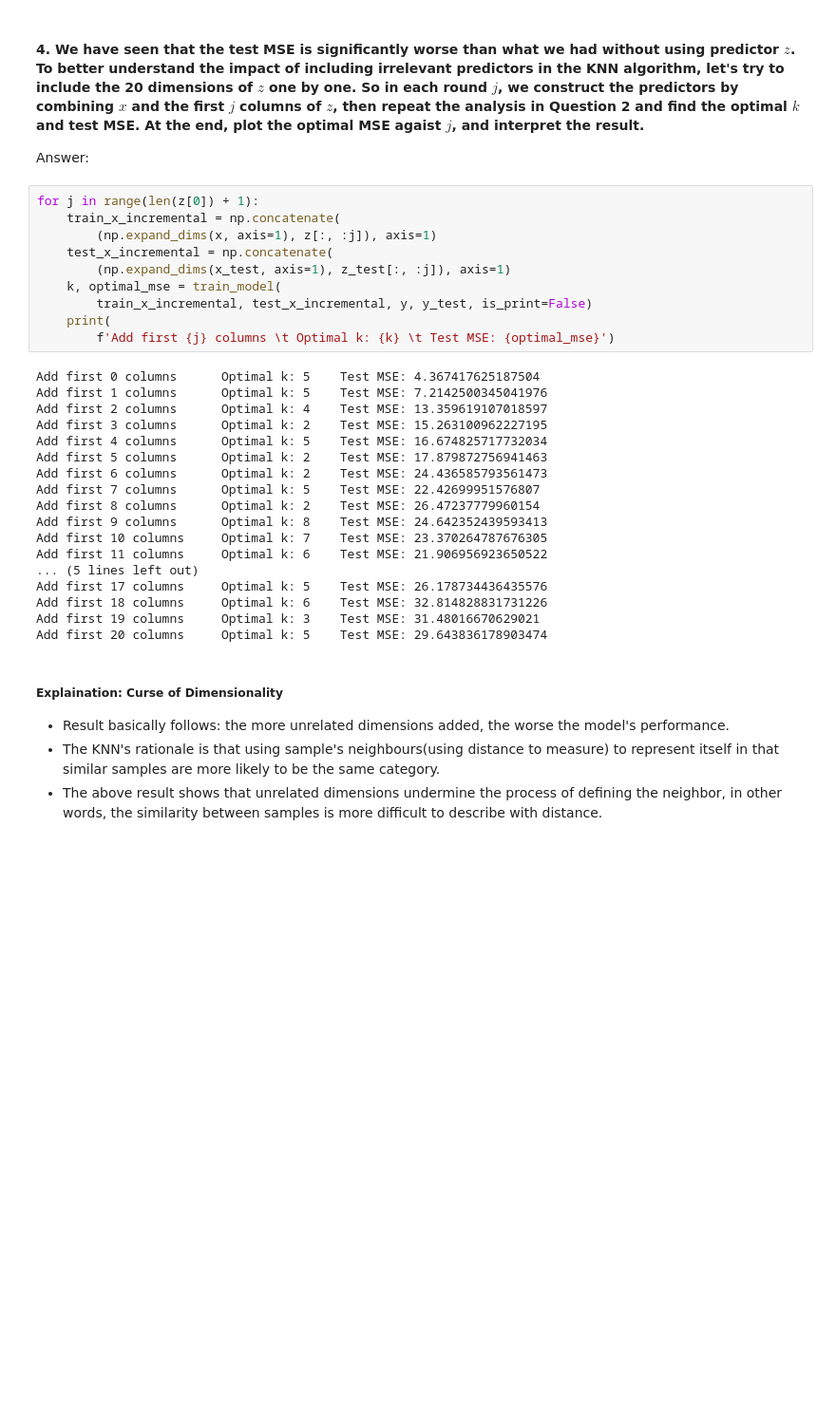
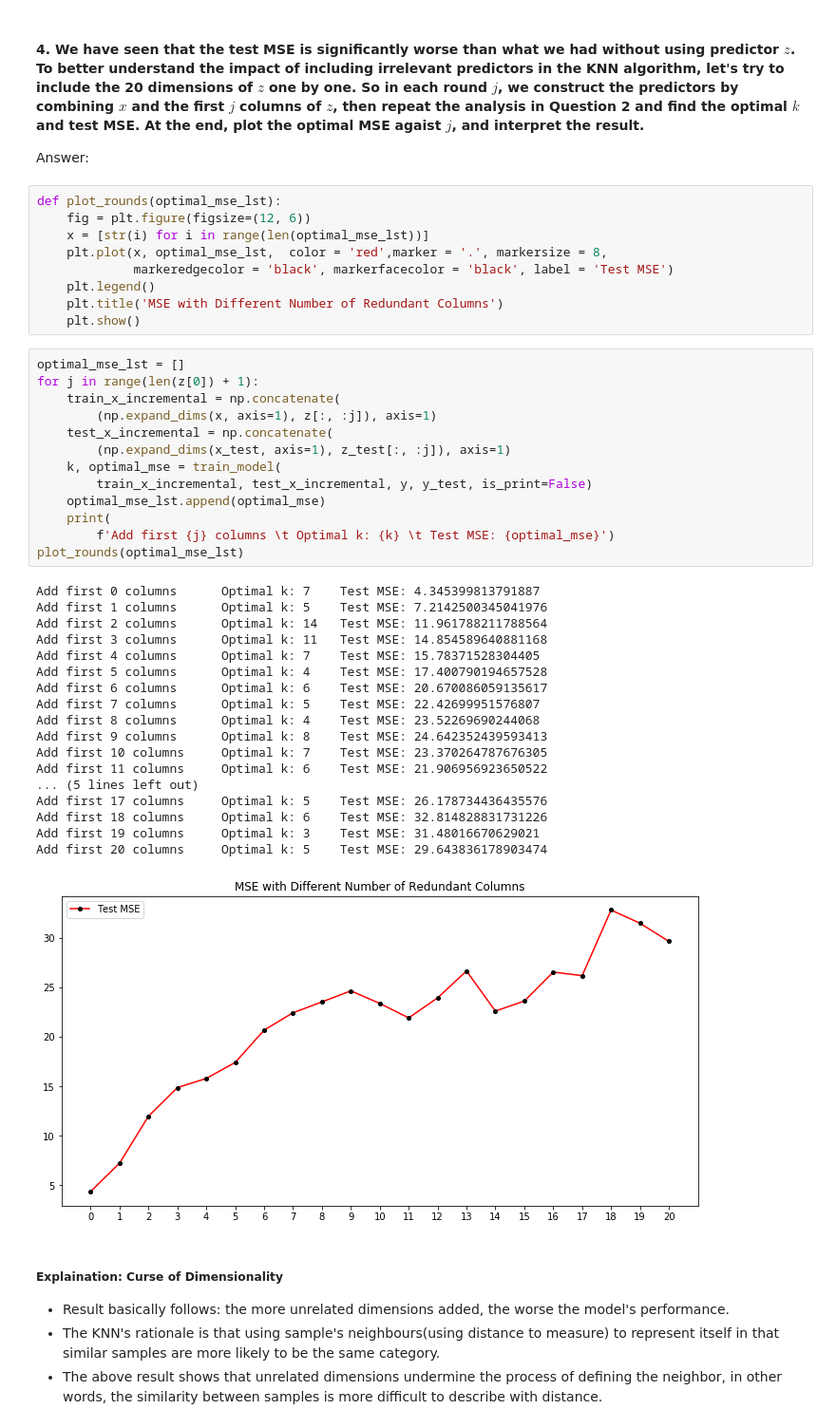
Before and after one commit to VincentGaoHJ/Course-DBA5106, a Jupyter notebook: assignment/IndividualAssignment1/A0218869J--HaojunGao.ipynb, the cells around one changed output. Shown: that part at 95% size. Drawn from its saved outputs; the diff is of its cells as text; blank space fills up the shorter version.

```diff
--- a/assignment/IndividualAssignment1/A0218869J--HaojunGao.ipynb
+++ b/assignment/IndividualAssignment1/A0218869J--HaojunGao.ipynb
@@ -234,34 +278,47 @@ Test MSE: 4.367417625187504
 #### 4.	We have seen that the test MSE is significantly worse than what we had without using predictor $z$. To better understand the impact of including irrelevant predictors in the KNN algorithm, let's try to include the 20 dimensions of $z$ one by one. So in each round $j$, we construct the predictors by combining $x$ and the first $j$ columns of $z$, then repeat the analysis in Question 2 and find the optimal $k$ and test MSE. At the end, plot the optimal MSE agaist $j$, and interpret the result.
 
 Answer:
+# %%
+def plot_rounds(optimal_mse_lst):
+    fig = plt.figure(figsize=(12, 6))
+    x = [str(i) for i in range(len(optimal_mse_lst))]
+    plt.plot(x, optimal_mse_lst,  color = 'red',marker = '.', markersize = 8,
+             markeredgecolor = 'black', markerfacecolor = 'black', label = 'Test MSE')
+    plt.legend()
+    plt.title('MSE with Different Number of Redundant Columns')
+    plt.show()
 # %%
+optimal_mse_lst = []
 for j in range(len(z[0]) + 1):
     train_x_incremental = np.concatenate(
         (np.expand_dims(x, axis=1), z[:, :j]), axis=1)
     test_x_incremental = np.concatenate(
         (np.expand_dims(x_test, axis=1), z_test[:, :j]), axis=1)
     k, optimal_mse = train_model(
         train_x_incremental, test_x_incremental, y, y_test, is_print=False)
+    optimal_mse_lst.append(optimal_mse)
     print(
         f'Add first {j} columns \t Optimal k: {k} \t Test MSE: {optimal_mse}')
+plot_rounds(optimal_mse_lst)
 # %% [output]
-Add first 0 columns      Optimal k: 5    Test MSE: 4.367417625187504
+Add first 0 columns      Optimal k: 7    Test MSE: 4.345399813791887
 Add first 1 columns      Optimal k: 5    Test MSE: 7.2142500345041976
-Add first 2 columns      Optimal k: 4    Test MSE: 13.359619107018597
-Add first 3 columns      Optimal k: 2    Test MSE: 15.263100962227195
-Add first 4 columns      Optimal k: 5    Test MSE: 16.674825717732034
-Add first 5 columns      Optimal k: 2    Test MSE: 17.879872756941463
-Add first 6 columns      Optimal k: 2    Test MSE: 24.436585793561473
+Add first 2 columns      Optimal k: 14   Test MSE: 11.961788211788564
+Add first 3 columns      Optimal k: 11   Test MSE: 14.854589640881168
+Add first 4 columns      Optimal k: 7    Test MSE: 15.78371528304405
+Add first 5 columns      Optimal k: 4    Test MSE: 17.400790194657528
+Add first 6 columns      Optimal k: 6    Test MSE: 20.670086059135617
 Add first 7 columns      Optimal k: 5    Test MSE: 22.42699951576807
-Add first 8 columns      Optimal k: 2    Test MSE: 26.47237779960154
+Add first 8 columns      Optimal k: 4    Test MSE: 23.52269690244068
 Add first 9 columns      Optimal k: 8    Test MSE: 24.642352439593413
 Add first 10 columns     Optimal k: 7    Test MSE: 23.370264787676305
 Add first 11 columns     Optimal k: 6    Test MSE: 21.906956923650522
 ... (5 lines left out)
 Add first 17 columns     Optimal k: 5    Test MSE: 26.178734436435576
 Add first 18 columns     Optimal k: 6    Test MSE: 32.814828831731226
 Add first 19 columns     Optimal k: 3    Test MSE: 31.48016670629021
 Add first 20 columns     Optimal k: 5    Test MSE: 29.643836178903474
+[figure, added]
 # %% [markdown]
 ##### Explaination: Curse of Dimensionality
 
```
Also changed, not shown: parts of 6 cells of this notebook, 9 other files.
